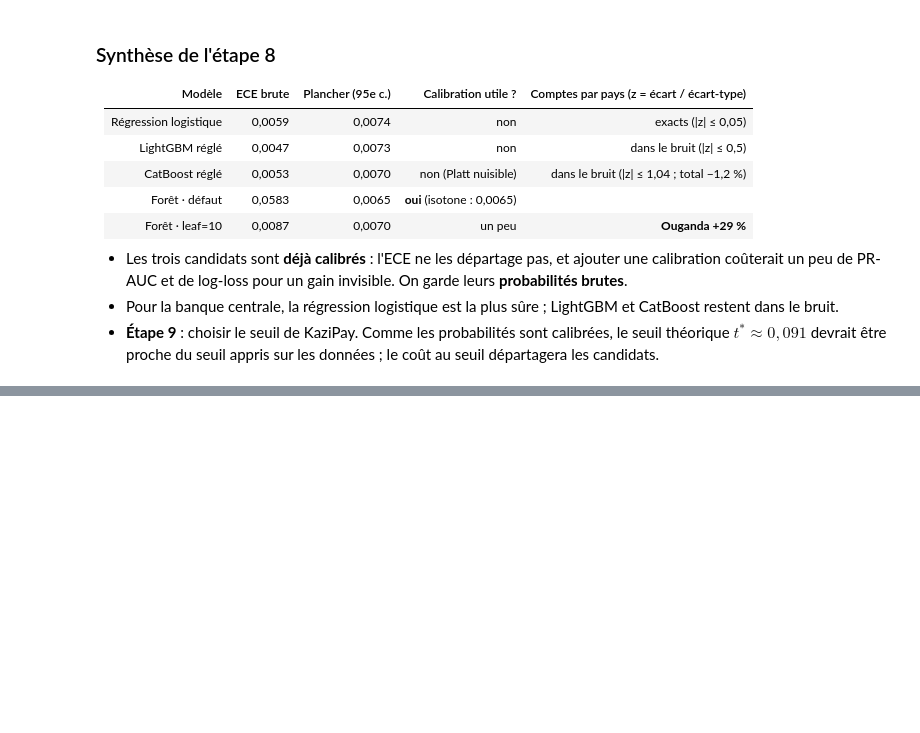
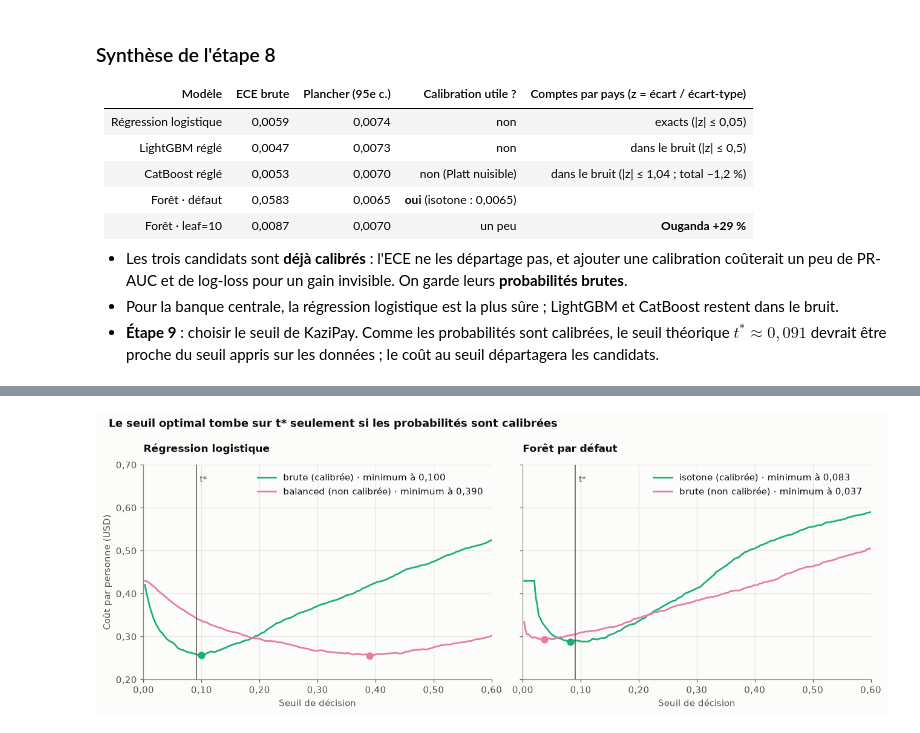
Before and after one commit to kmache/financial-inclusion-africa, a Jupyter notebook: notebooks/05_calibration_seuil.ipynb, the cells around one changed output, grey strips where cells are left out. Cells and saved outputs as stored; diff of their text form; code cells hidden in the pictures; blank space fills up the shorter version.

```diff
--- a/notebooks/05_calibration_seuil.ipynb
+++ b/notebooks/05_calibration_seuil.ipynb
@@ -462,0 +658,19 @@ plt.show()
+# %%
+oof[("Régression logistique · balanced", "brute")] = cross_val_predict(
+    models.make_baseline(class_weight="balanced"), X_train, y_train, cv=CV, method="predict_proba", n_jobs=-1)[:, 1]
+
+PAIRS = {
+    "Régression logistique": [("Régression logistique", "brute"), ("Régression logistique · balanced", "brute")],
+    "Forêt par défaut": [("Forêt · défaut", "isotone"), ("Forêt · défaut", "brute")],
+}
+rows = {}
+for keys in PAIRS.values():
+    for n, v in keys:
+        p = oof[(n, v)]
+        c = cost_curve(y_train, p, GRID)
+        rows[f"{n} · {v}"] = {"ECE": calibration_metrics(y_train, p)["ECE"],
+                              "prévalence prédite": p.mean(),
+                              "meilleur seuil": GRID[c.argmin()], "coût au meilleur seuil": c.min(),
+                              "coût à t*": cost_curve(y_train, p, [T_STAR])[0],
+                              "contactés à t*": int((p >= T_STAR).sum())}
+pd.DataFrame(rows).T.round(4)
@@ -462,0 +683,22 @@ plt.show()
+# %%
+fig, axes = plt.subplots(1, 2, figsize=(12, 4.6), sharey=True)
+for ax, (title, keys) in zip(axes, PAIRS.items()):
+    for (n, v), color, tag in zip(keys, [viz.COMPOSITION[0], viz.COMPOSITION[3]], ["calibrée", "non calibrée"]):
+        c = cost_curve(y_train, oof[(n, v)], GRID) / N_PEOPLE
+        i = c.argmin()
+        label = f"{'balanced' if 'balanced' in n else v} ({tag}) · minimum à {viz.fr(f'{GRID[i]:.3f}')}"
+        ax.plot(GRID, c, color=color, lw=1.8, label=label)
+        ax.plot(GRID[i], c[i], "o", color=color, ms=7)
+    ax.axvline(T_STAR, color=viz.INK_2, lw=1)
+    ax.text(T_STAR + 0.006, 0.66, "t*", fontsize=9, color=viz.INK_2)
+    ax.set(xlim=(0, 0.6), ylim=(0.2, 0.7), title=title, xlabel="Seuil de décision")
+    viz.fr_axis(ax, "both", "{:.2f}")
+    ax.legend(loc="upper right")
+axes[0].set_ylabel("Coût par personne (USD)")
+fig.suptitle("Le seuil optimal tombe sur t* seulement si les probabilités sont calibrées", x=0.02, ha="left",
+             fontweight="bold")
+fig.tight_layout()
+viz.save(fig, "09_seuil_et_calibration")
+plt.show()
+# %% [output]
+[figure, added]
```
Also changed, not shown: parts of 29 cells of this notebook, 9 other files.
